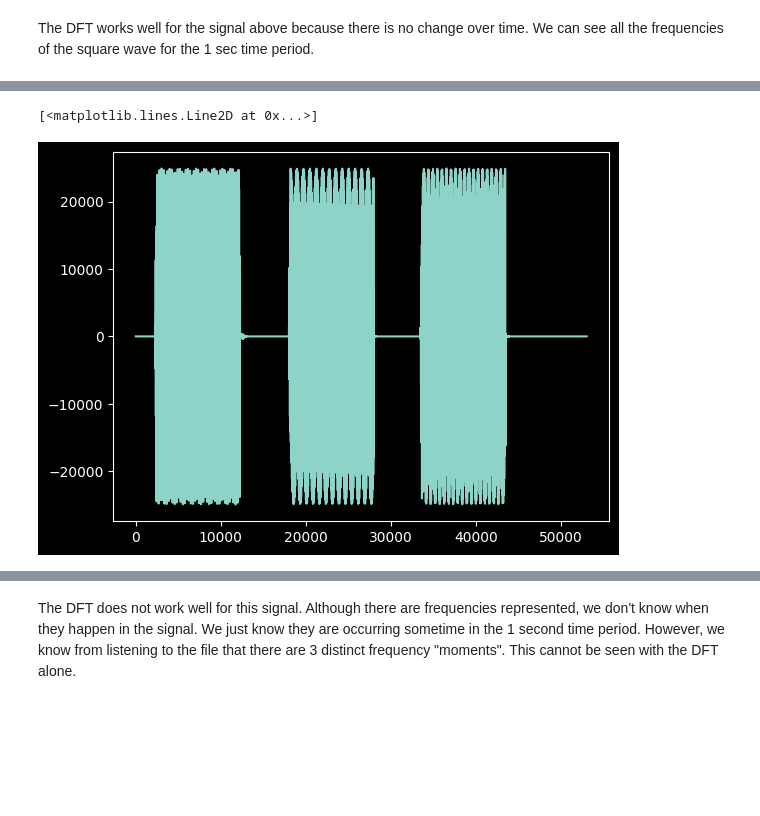
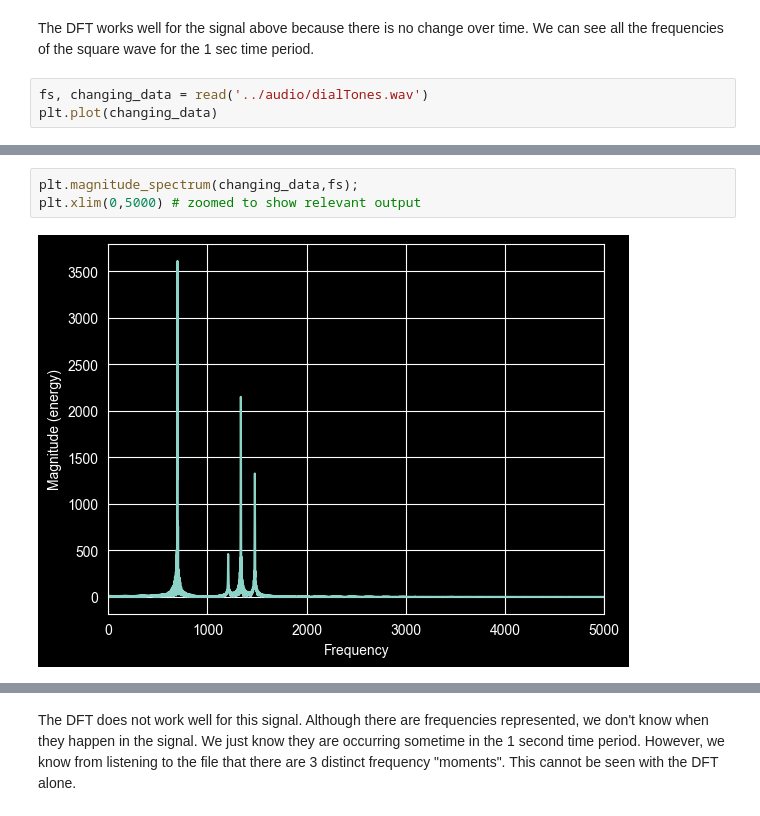
Before and after one commit to denayeisnotokay/AudioTechII, a Jupyter notebook: Lectures-Blank/Lesson11_STFT.ipynb, the cells around one changed output, grey strips where cells are left out. Saved outputs shown, nothing was run; the diff lists cells and outputs as text; blank space fills up the shorter version.

```diff
--- a/Lectures-Blank/Lesson11_STFT.ipynb
+++ b/Lectures-Blank/Lesson11_STFT.ipynb
@@ -22,4 +24,6 @@ This works well, as long as our signal is not time-varying (changing over time).
 # %% [markdown]
 The DFT works well for the signal above because there is no change over time. We can see all the frequencies of the square wave for the 1 sec time period.
 # %%
+fs, changing_data = read('../audio/dialTones.wav')
+plt.plot(changing_data)
 # %% [output]
@@ -29,6 +33,7 @@ The DFT works well for the signal above because there is no change over time. We
 # %% [output]
 [interactive output not drawn]
 # %%
+plt.magnitude_spectrum(changing_data,fs);
+plt.xlim(0,5000) # zoomed to show relevant output
 # %% [output]
-[<matplotlib.lines.Line2D at 0x...>]
-[figure, old version]
+[figure, new version]
```
Also changed, not shown: parts of 8 cells of this notebook, 1 other file.
